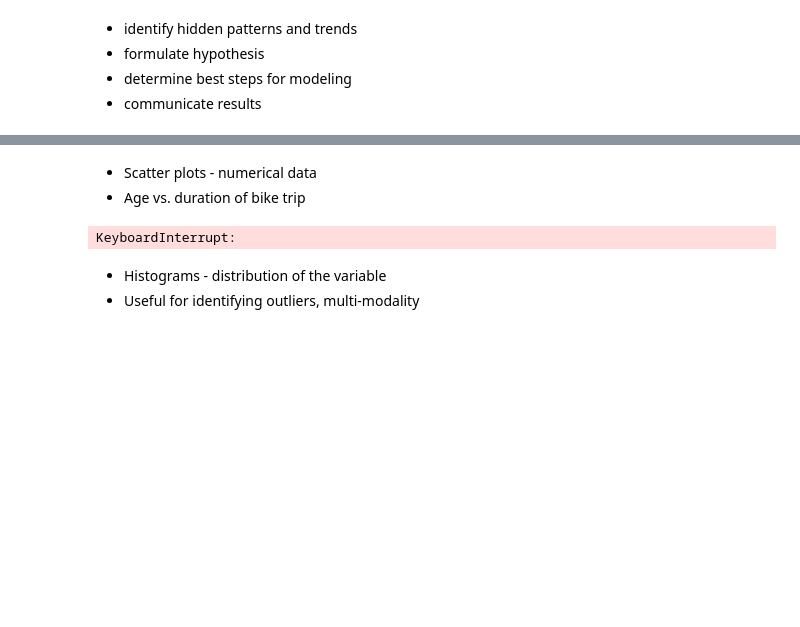
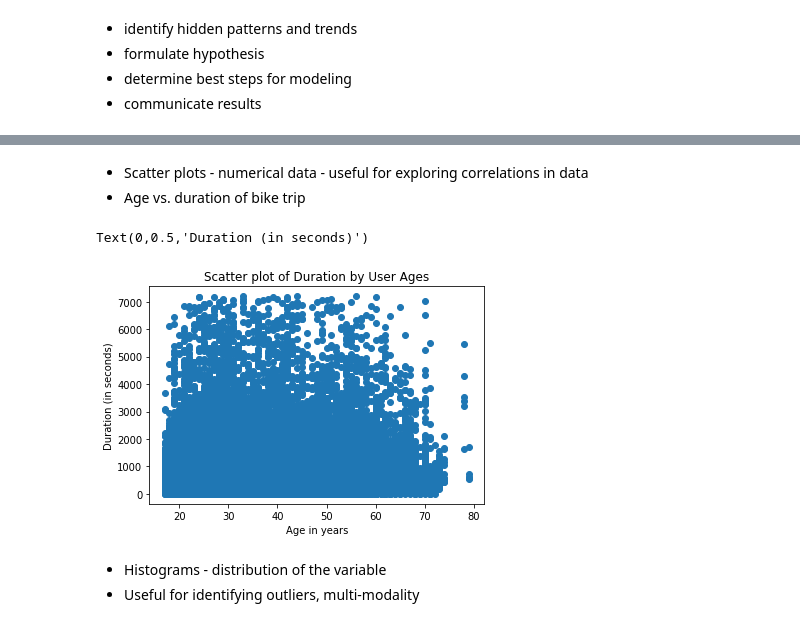
Before and after one commit to anastasiyabel/wids_kaggle2018, a Jupyter notebook: WiDS_workshop2018.ipynb, the cells around one changed output, grey strips where cells are left out. Cells and saved outputs as stored; diff of their text form; code cells hidden in the pictures; blank space fills up the shorter version.

```diff
--- a/WiDS_workshop2018.ipynb
+++ b/WiDS_workshop2018.ipynb
@@ -175,3 +190,3 @@ hubway_data_with_gps.head()
 # %% [markdown]
-* Scatter plots - numerical data
+* Scatter plots - numerical data - useful for exploring correlations in data
 * Age vs. duration of bike trip
@@ -184,13 +193,11 @@ age_filt
 # %%
-# histograms, scatter plots, bar plot?
-#And now for a second plot: scatter plot of age
-plt.scatter(age_filt, short_duration)
+plt.scatter(short_distance_trips['age'], short_distance_trips['duration'])
 plt.title('Scatter plot of Duration by User Ages')
 plt.xlabel('Age in years')
-plt.ylabel('Duration (in hours)')
-#plt.yscale('log')
+plt.ylabel('Duration (in seconds)')
 # %% [output]
-KeyboardInterrupt:
+Text(0,0.5,'Duration (in seconds)')
+[figure, added]
 # %% [markdown]
 * Histograms - distribution of the variable
 * Useful for identifying outliers, multi-modality
```
Also changed, not shown: parts of 60 cells of this notebook.
